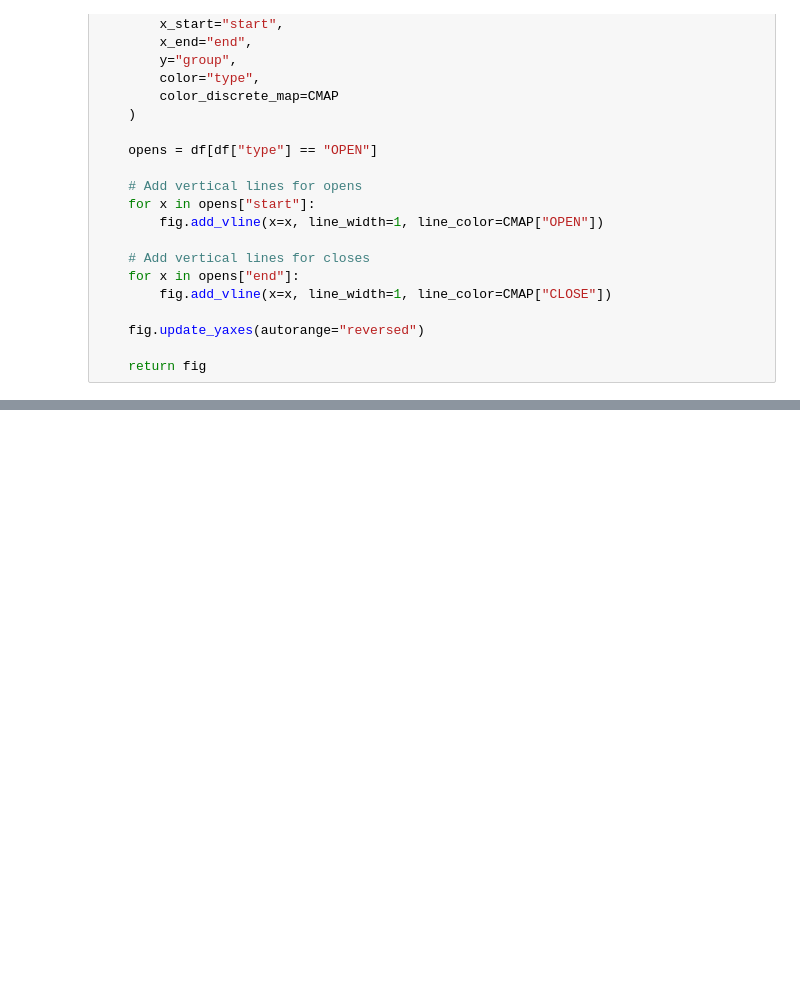
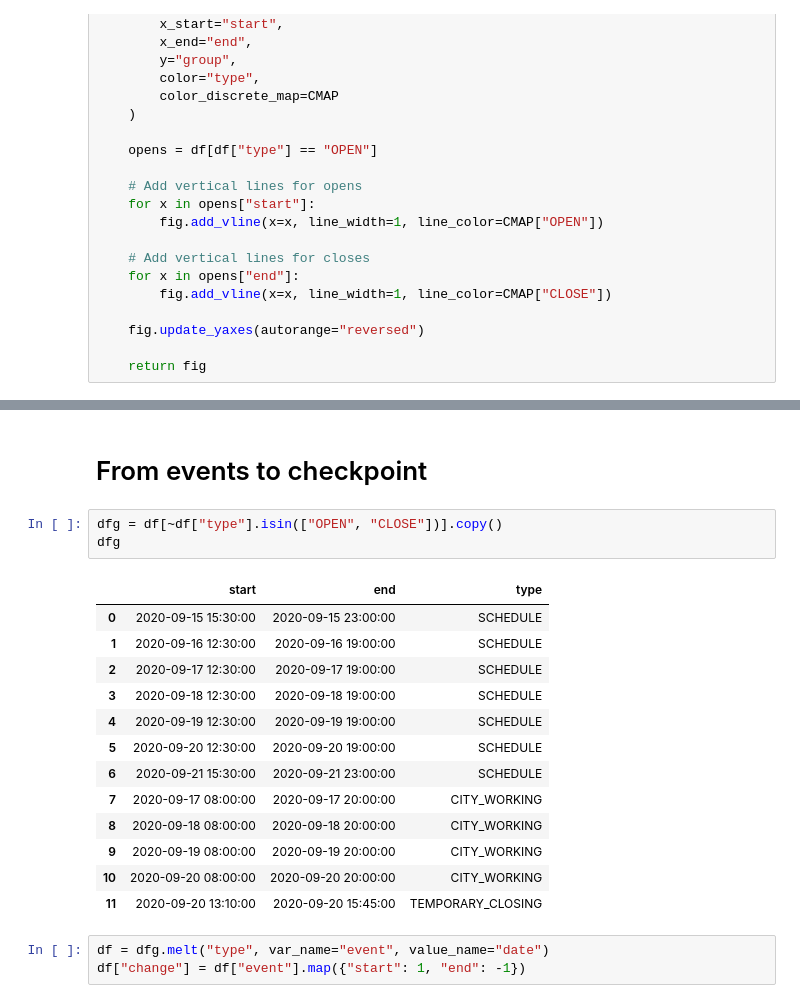
Before and after one commit to villoro/villoro_posts, a Jupyter notebook: store_address/SA visualizations.ipynb, the cells around one changed output, grey strips where cells are left out. Drawn from its saved outputs; the diff is of its cells as text; blank space fills up the shorter version.

```diff
--- a/store_address/SA visualizations.ipynb
+++ b/store_address/SA visualizations.ipynb
@@ -72,3 +72,25 @@ plot_sa(df)
 # %% [output]
 [interactive output not drawn]
 [interactive output not drawn]
+# %% [markdown]
+# From events to checkpoint
+# %%
+dfg = df[~df["type"].isin(["OPEN", "CLOSE"])].copy()
+dfg
+# %% [output]
+|  | start | end | type |
+| 0 | 2020-09-15 15:30:00 | 2020-09-15 23:00:00 | SCHEDULE |
+| 1 | 2020-09-16 12:30:00 | 2020-09-16 19:00:00 | SCHEDULE |
+| 2 | 2020-09-17 12:30:00 | 2020-09-17 19:00:00 | SCHEDULE |
+| 3 | 2020-09-18 12:30:00 | 2020-09-18 19:00:00 | SCHEDULE |
+| 4 | 2020-09-19 12:30:00 | 2020-09-19 19:00:00 | SCHEDULE |
+| 5 | 2020-09-20 12:30:00 | 2020-09-20 19:00:00 | SCHEDULE |
+| 6 | 2020-09-21 15:30:00 | 2020-09-21 23:00:00 | SCHEDULE |
+| 7 | 2020-09-17 08:00:00 | 2020-09-17 20:00:00 | CITY_WORKING |
+| 8 | 2020-09-18 08:00:00 | 2020-09-18 20:00:00 | CITY_WORKING |
+| 9 | 2020-09-19 08:00:00 | 2020-09-19 20:00:00 | CITY_WORKING |
+| 10 | 2020-09-20 08:00:00 | 2020-09-20 20:00:00 | CITY_WORKING |
+| 11 | 2020-09-20 13:10:00 | 2020-09-20 15:45:00 | TEMPORARY_CLOSING |
+# %%
+df = dfg.melt("type", var_name="event", value_name="date")
+df["change"] = df["event"].map({"start": 1, "end": -1})
```
Also changed, not shown: parts of 19 cells of this notebook, 1 other file.
